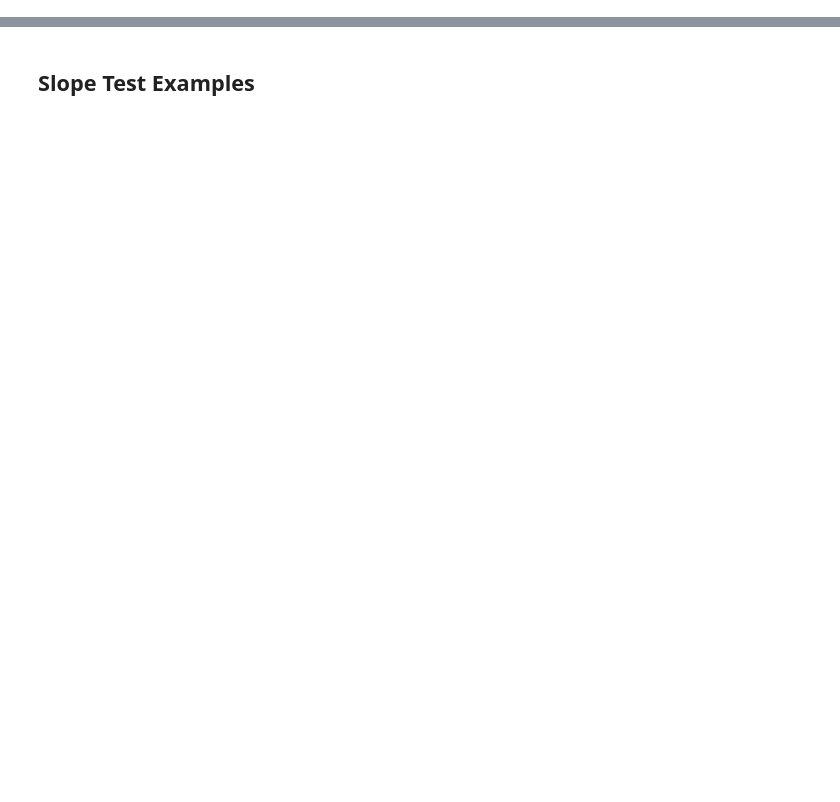
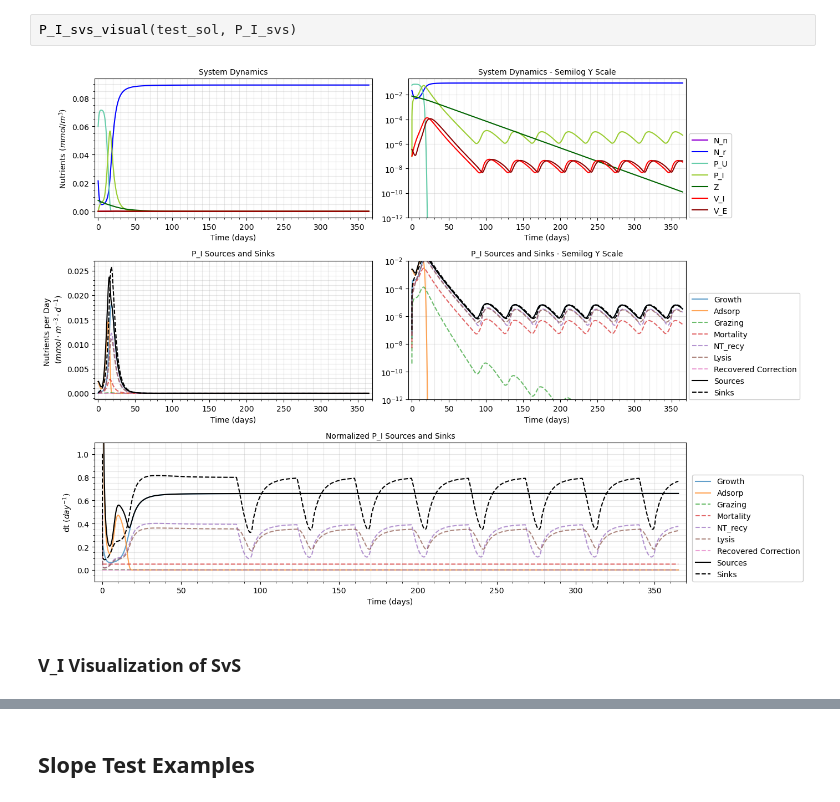
Before and after one commit to JessHolmess/NSF-GCR-Modeling-Repository, a Jupyter notebook: Sources_and_Sinks.ipynb, the cells around one changed output, grey strips where cells are left out. Saved outputs shown, nothing was run; the diff lists cells and outputs as text; blank space fills up the shorter version.

```diff
--- a/Sources_and_Sinks.ipynb
+++ b/Sources_and_Sinks.ipynb
@@ -217,0 +200,6 @@ plt.show()
+# %%
+P_I_svs_visual(test_sol, P_I_svs)
+# %% [output]
+[figure, added]
+# %% [markdown]
+### V_I Visualization of SvS
```
Also changed, not shown: parts of 13 cells of this notebook, 3 other files.
